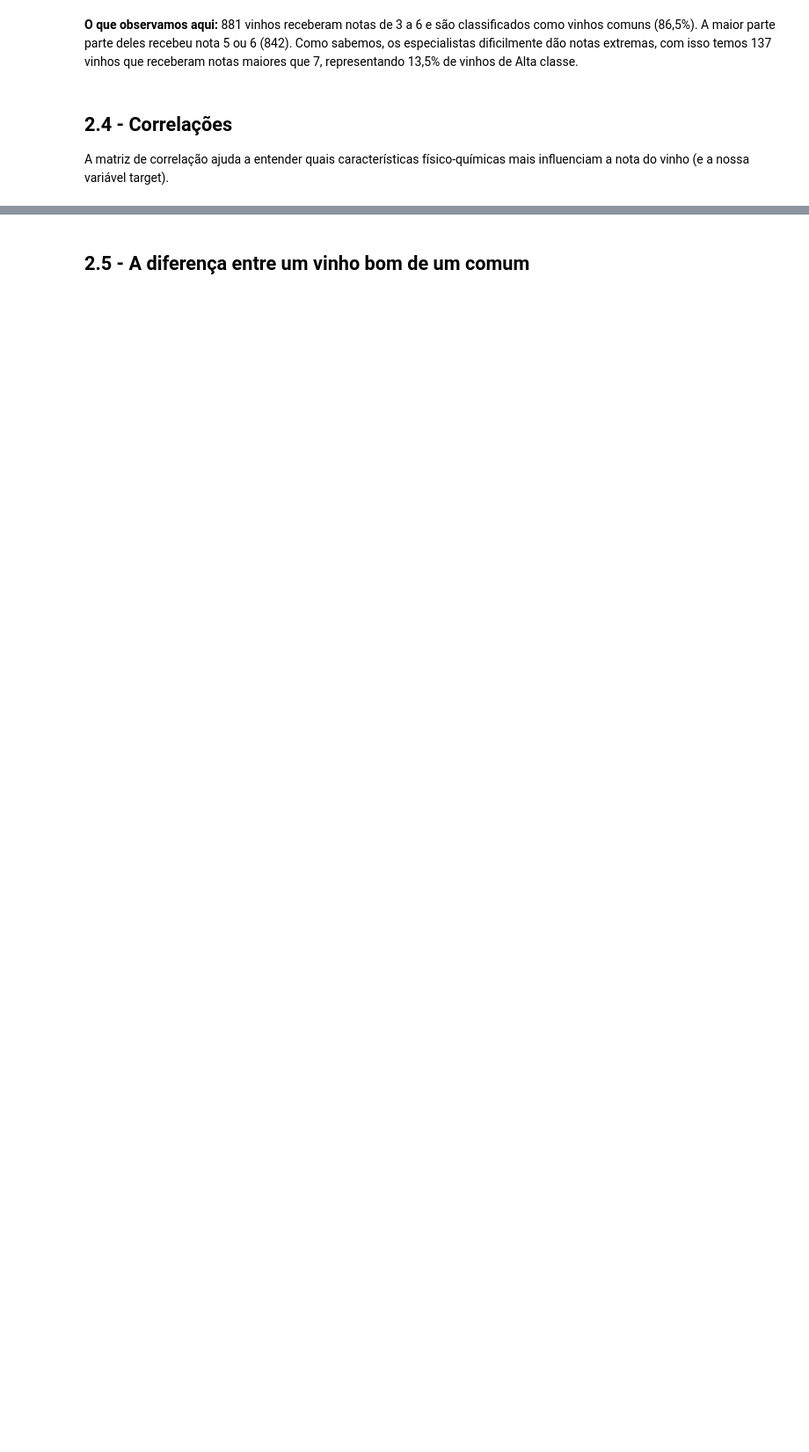
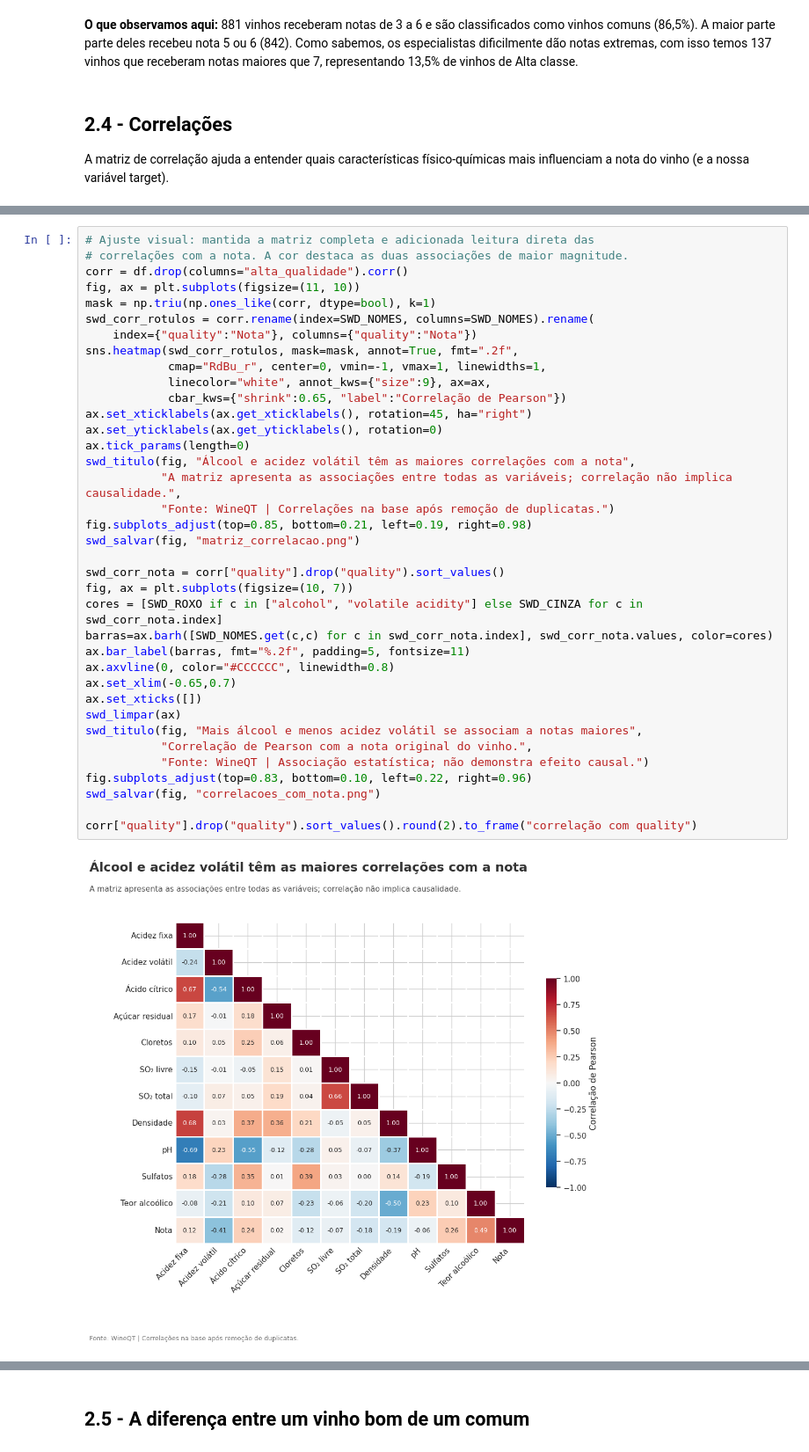
Before and after one commit to rons-12/fiap-tech-challenge-fase-2-wine-quality, a Jupyter notebook: notebooks/Tech_Challenge_Fase02.ipynb, the cells around one changed output, grey strips where cells are left out. Shown at 88% size. Saved outputs shown, nothing was run; the diff lists cells and outputs as text; blank space fills up the shorter version.

```diff
--- a/notebooks/Tech_Challenge_Fase02.ipynb
+++ b/notebooks/Tech_Challenge_Fase02.ipynb
@@ -278,0 +306,39 @@ corr["quality"].drop("quality").sort_values().round(2).to_frame("correlação co
+# %%
+# Ajuste visual: mantida a matriz completa e adicionada leitura direta das
+# correlações com a nota. A cor destaca as duas associações de maior magnitude.
+corr = df.drop(columns="alta_qualidade").corr()
+fig, ax = plt.subplots(figsize=(11, 10))
+mask = np.triu(np.ones_like(corr, dtype=bool), k=1)
+swd_corr_rotulos = corr.rename(index=SWD_NOMES, columns=SWD_NOMES).rename(
+    index={"quality":"Nota"}, columns={"quality":"Nota"})
+sns.heatmap(swd_corr_rotulos, mask=mask, annot=True, fmt=".2f",
+            cmap="RdBu_r", center=0, vmin=-1, vmax=1, linewidths=1,
+            linecolor="white", annot_kws={"size":9}, ax=ax,
+            cbar_kws={"shrink":0.65, "label":"Correlação de Pearson"})
+ax.set_xticklabels(ax.get_xticklabels(), rotation=45, ha="right")
+ax.set_yticklabels(ax.get_yticklabels(), rotation=0)
+ax.tick_params(length=0)
+swd_titulo(fig, "Álcool e acidez volátil têm as maiores correlações com a nota",
+           "A matriz apresenta as associações entre todas as variáveis; correlação não implica causalidade.",
+           "Fonte: WineQT | Correlações na base após remoção de duplicatas.")
+fig.subplots_adjust(top=0.85, bottom=0.21, left=0.19, right=0.98)
+swd_salvar(fig, "matriz_correlacao.png")
+
+swd_corr_nota = corr["quality"].drop("quality").sort_values()
+fig, ax = plt.subplots(figsize=(10, 7))
+cores = [SWD_ROXO if c in ["alcohol", "volatile acidity"] else SWD_CINZA for c in swd_corr_nota.index]
+barras=ax.barh([SWD_NOMES.get(c,c) for c in swd_corr_nota.index], swd_corr_nota.values, color=cores)
+ax.bar_label(barras, fmt="%.2f", padding=5, fontsize=11)
+ax.axvline(0, color="#CCCCCC", linewidth=0.8)
+ax.set_xlim(-0.65,0.7)
+ax.set_xticks([])
+swd_limpar(ax)
+swd_titulo(fig, "Mais álcool e menos acidez volátil se associam a notas maiores",
+           "Correlação de Pearson com a nota original do vinho.",
+           "Fonte: WineQT | Associação estatística; não demonstra efeito causal.")
+fig.subplots_adjust(top=0.83, bottom=0.10, left=0.22, right=0.96)
+swd_salvar(fig, "correlacoes_com_nota.png")
+
+corr["quality"].drop("quality").sort_values().round(2).to_frame("correlação com quality")
+# %% [output]
+[figure, added]
```
Also changed, not shown: parts of 27 cells of this notebook, 11 other files.
